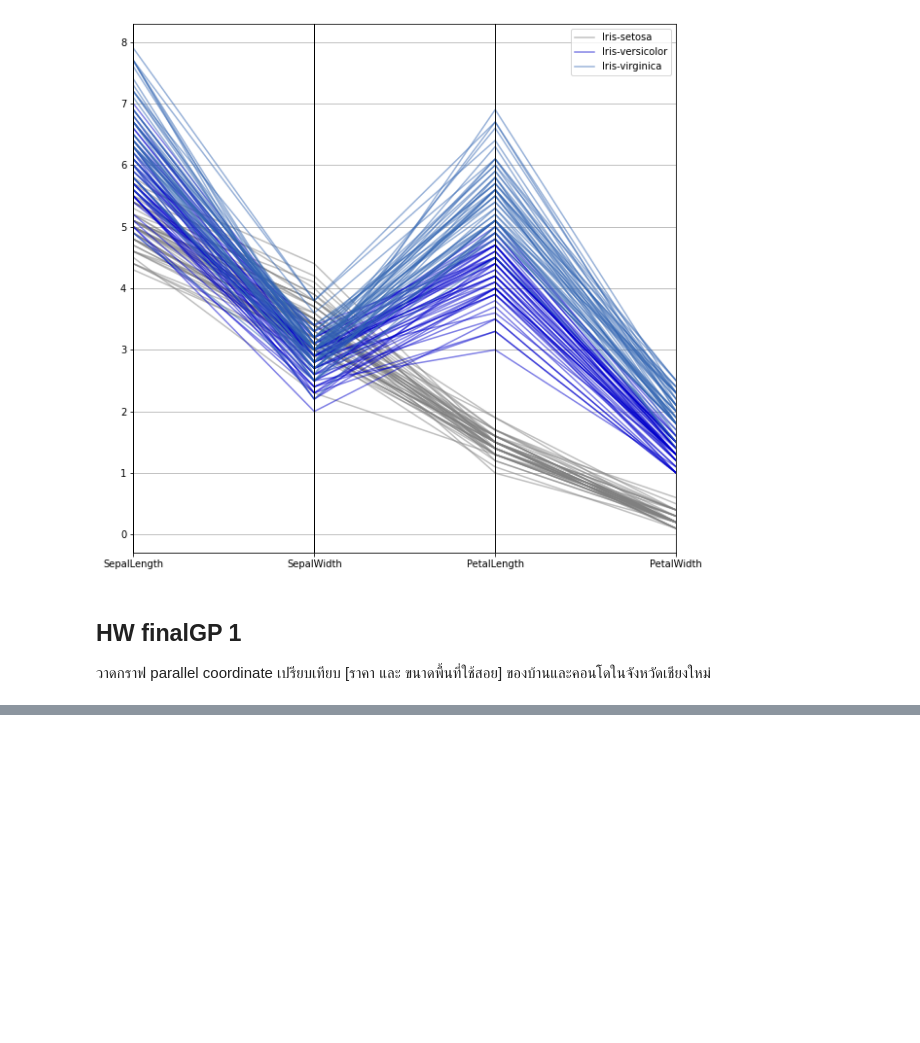
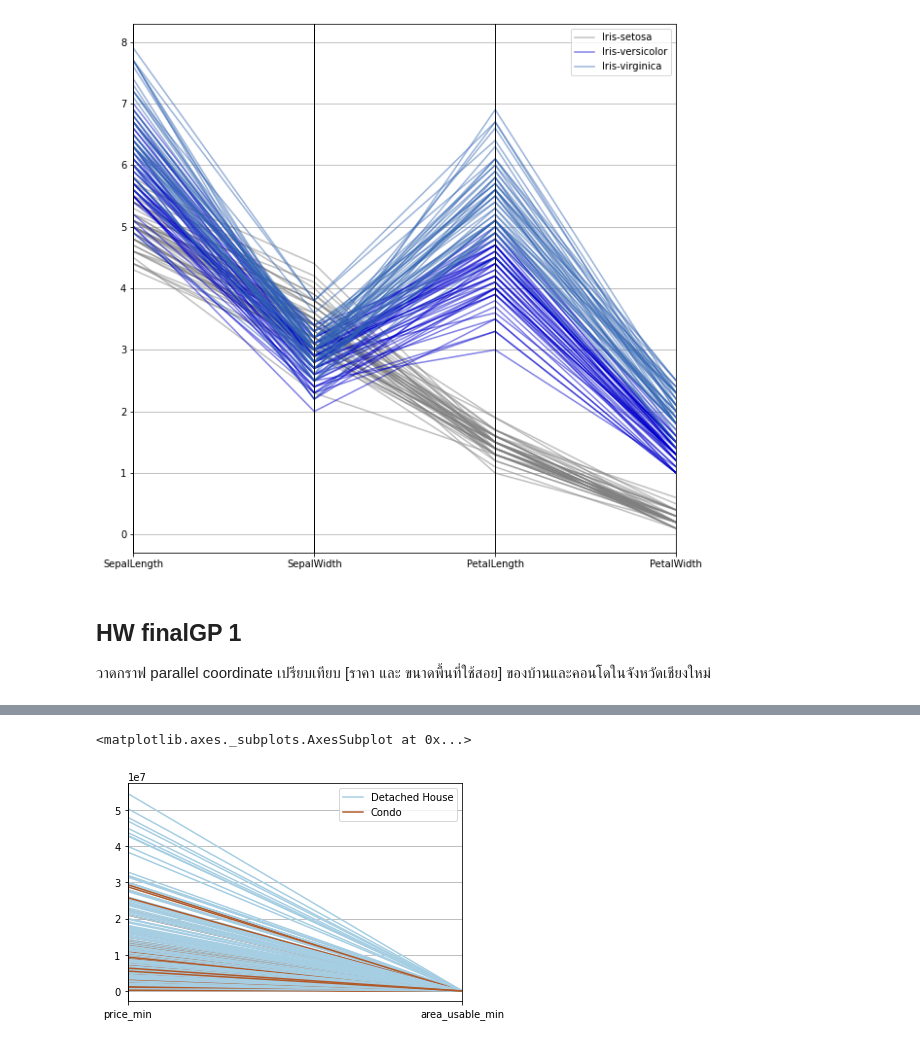
Before and after one commit to pornnakanok/BasicProg_DataViz65, a Jupyter notebook: DataViz01_Table_Data.ipynb, the cells around one changed output, grey strips where cells are left out. Cells and saved outputs as stored; diff of their text form; code cells hidden in the pictures; blank space fills up the shorter version.

```diff
--- a/DataViz01_Table_Data.ipynb
+++ b/DataViz01_Table_Data.ipynb
@@ -210,0 +242,2 @@ pd.plotting.parallel_coordinates(df, 'Name', color=[[0.5,0.5,0.5,0.5],[0,0,0.8,0
+# %%
+unit['province_name_en'] = unit['project_id'].map(project_nodup.set_index('project_id')['province_name_en'])
@@ -210,0 +254,2 @@ pd.plotting.parallel_coordinates(df, 'Name', color=[[0.5,0.5,0.5,0.5],[0,0,0.8,0
+# %%
+unit.dropna(subset=['propertytype_name_en','price_min','area_usable_min'],inplace=True)
@@ -210,0 +266,3 @@ pd.plotting.parallel_coordinates(df, 'Name', color=[[0.5,0.5,0.5,0.5],[0,0,0.8,0
+# %%
+chiang_mai = unit[unit['province_name_en']=='Chiang Mai']
+chiang_mai
@@ -210,0 +283,2 @@ pd.plotting.parallel_coordinates(df, 'Name', color=[[0.5,0.5,0.5,0.5],[0,0,0.8,0
+# %%
+new = chiang_mai[(chiang_mai['propertytype_name_en']=='Condo') | (chiang_mai['propertytype_name_en']=='Detached House')]
@@ -210,0 +301,5 @@ pd.plotting.parallel_coordinates(df, 'Name', color=[[0.5,0.5,0.5,0.5],[0,0,0.8,0
+# %%
+pd.plotting.parallel_coordinates(new, 'propertytype_name_en',cols = ['price_min','area_usable_min'], colormap='Paired')
+# %% [output]
+<matplotlib.axes._subplots.AxesSubplot at 0x...>
+[figure, added]
```
Also changed, not shown: parts of 9 cells of this notebook.
